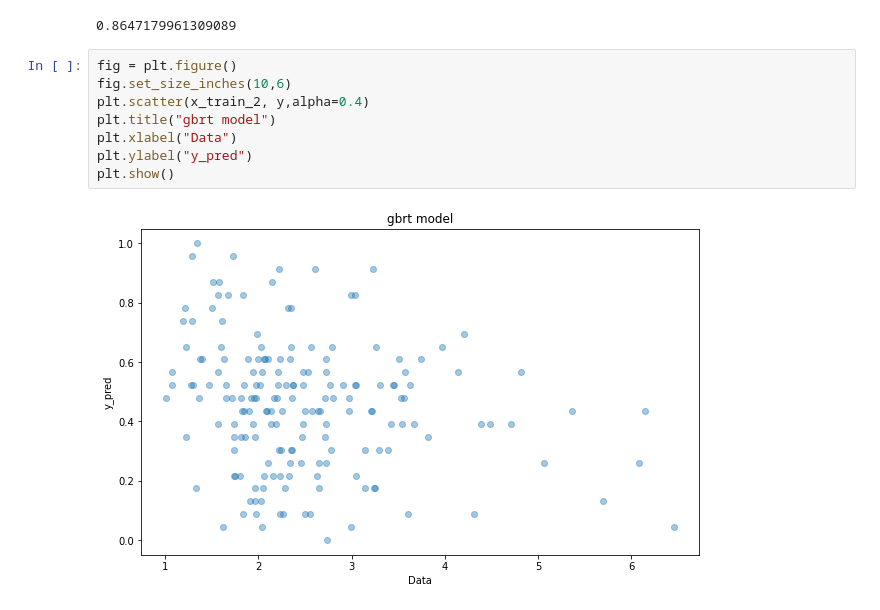
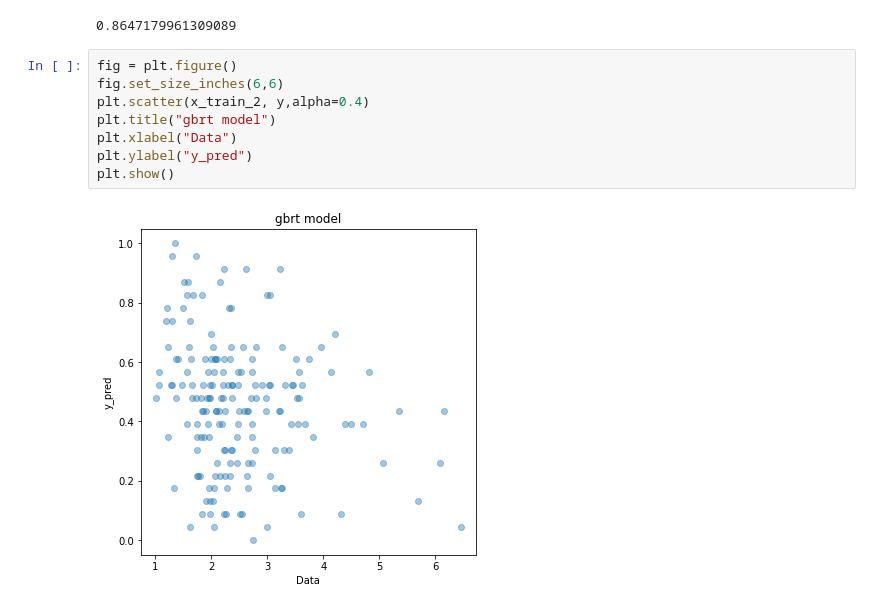
Before and after one commit to hanbuck30/Regression-about-neural-Data, a Jupyter notebook: Data_Regression.ipynb, the cells around one changed output. Saved outputs shown, nothing was run; the diff lists cells and outputs as text.

```diff
--- a/Data_Regression.ipynb
+++ b/Data_Regression.ipynb
@@ -406,11 +454,11 @@ gbrt_2.score(x_train_2,y)
 0.8647179961309089
 # %%
 fig = plt.figure()
-fig.set_size_inches(10,6)
+fig.set_size_inches(6,6)
 plt.scatter(x_train_2, y,alpha=0.4)
 plt.title("gbrt model")
 plt.xlabel("Data")
 plt.ylabel("y_pred")
 plt.show()
 # %% [output]
-[figure, old version]
+[figure, new version]
```
Also changed, not shown: parts of 45 cells of this notebook.
